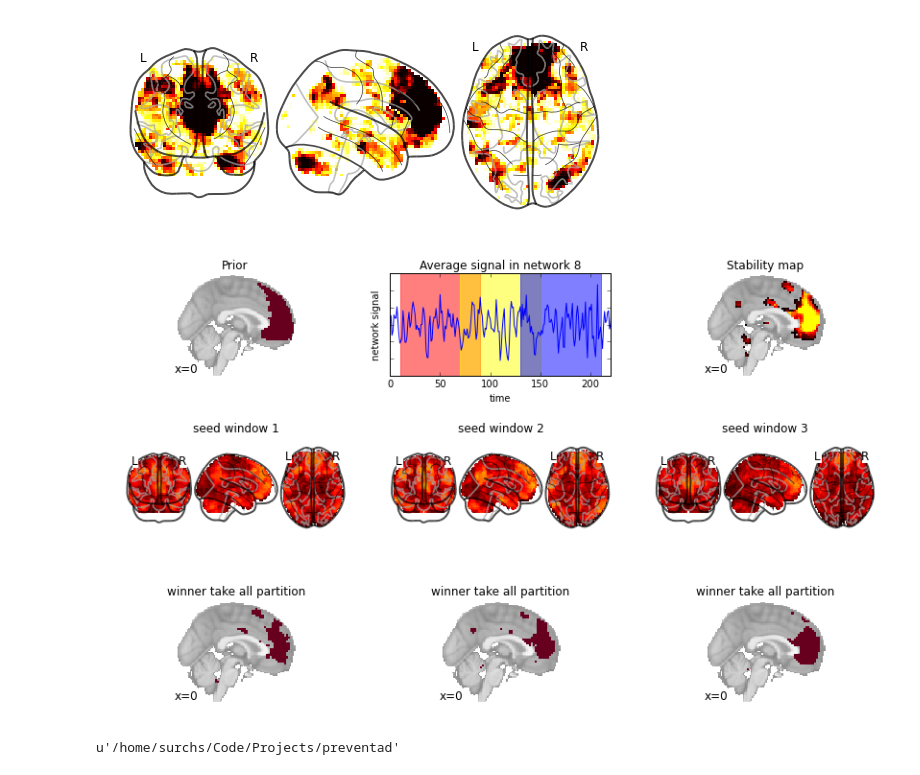
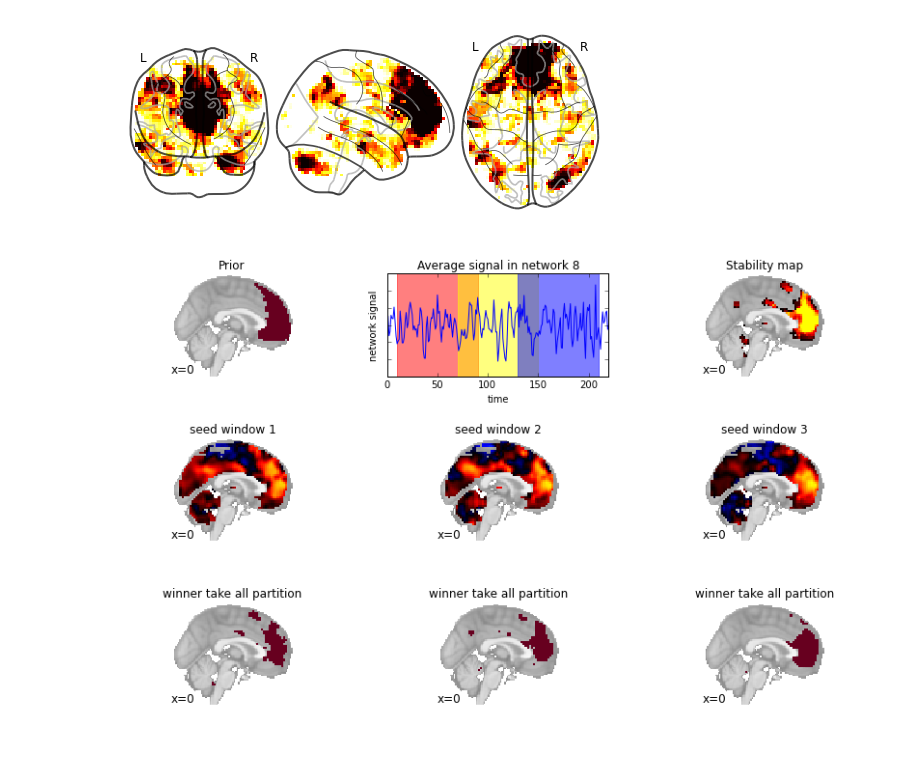
Before and after one commit to SIMEXP/Projects, a Jupyter notebook: preventad/preventad_scores_static_visu.ipynb, the cells around one changed output. Saved outputs shown, nothing was run; the diff lists cells and outputs as text; code cells hidden in the pictures.

```diff
--- a/preventad/preventad_scores_static_visu.ipynb
+++ b/preventad/preventad_scores_static_visu.ipynb
@@ -197,38 +179,34 @@ ax_time.set_xlabel('time')
 ax_time.set_ylabel('network signal')
 ax_time.set_title('Average signal in network 8')
 ax_time.set_yticklabels([])
 
 ax_stab = fig.add_subplot(gs[0,2])
 nlp.plot_stat_map(ni_avg1, axes=ax_stab, colorbar=False, display_mode='x', cut_coords=(0,), cmap=hotcold)
 ax_stab.set_title('Stability map')
 
 ax_corr1 = fig.add_subplot(gs[1,0])
-nlp.plot_glass_brain(ci1[0], cmap=hotcold, axes=ax_corr1, vmin=-1, vmax=1)
+nlp.plot_stat_map(ci1[0], cmap=hotcold, axes=ax_corr1, display_mode='x', cut_coords=(0,), colorbar=False)
 ax_corr1.set_title('seed window 1')
 
 ax_bin1 = fig.add_subplot(gs[2,0])
 nlp.plot_stat_map(ni1[0], axes=ax_bin1, colorbar=False, display_mode='x', cut_coords=(0,), cmap=cm.RdBu_r)
 ax_bin1.set_title('winner take all partition')
 
 ax_corr2 = fig.add_subplot(gs[1,1])
-nlp.plot_glass_brain(ci2[0], cmap=hotcold, axes=ax_corr2, vmin=-1, vmax=1)
+nlp.plot_stat_map(ci2[0], cmap=hotcold, axes=ax_corr2, display_mode='x', cut_coords=(0,), colorbar=False)
 ax_corr2.set_title('seed window 2')
 
 ax_bin2 = fig.add_subplot(gs[2,1])
 nlp.plot_stat_map(ni2[0], axes=ax_bin2, colorbar=False, display_mode='x', cut_coords=(0,), cmap=cm.RdBu_r)
 ax_bin2.set_title('winner take all partition')
 
 ax_corr3 = fig.add_subplot(gs[1,2])
-nlp.plot_glass_brain(ci3[0], cmap=hotcold, axes=ax_corr3, vmin=-1, vmax=1)
+nlp.plot_stat_map(ci3[0], cmap=hotcold, axes=ax_corr3, display_mode='x', cut_coords=(0,), colorbar=False)
 ax_corr3.set_title('seed window 3')
 
 ax_bin3 = fig.add_subplot(gs[2,2])
 nlp.plot_stat_map(ni3[0], axes=ax_bin3, colorbar=False, display_mode='x', cut_coords=(0,), cmap=cm.RdBu_r)
 ax_bin3.set_title('winner take all partition')
 fig.savefig('static_figure.svg', dpi=300)
 # %% [output]
-[figure, old version]
+[figure, new version]
-# %%
-pwd
-# %% [output]
-u'/home/surchs/Code/Projects/preventad'
```
Also changed, not shown: parts of 3 cells of this notebook.
